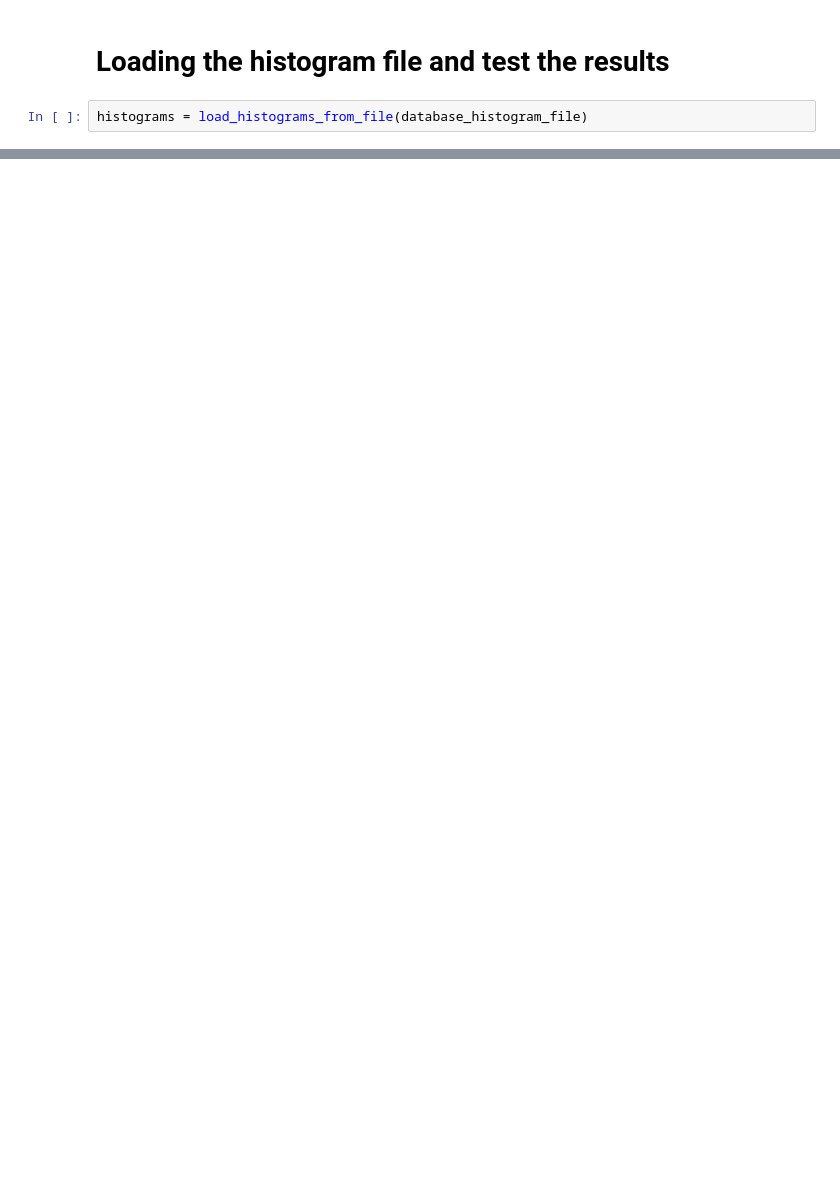
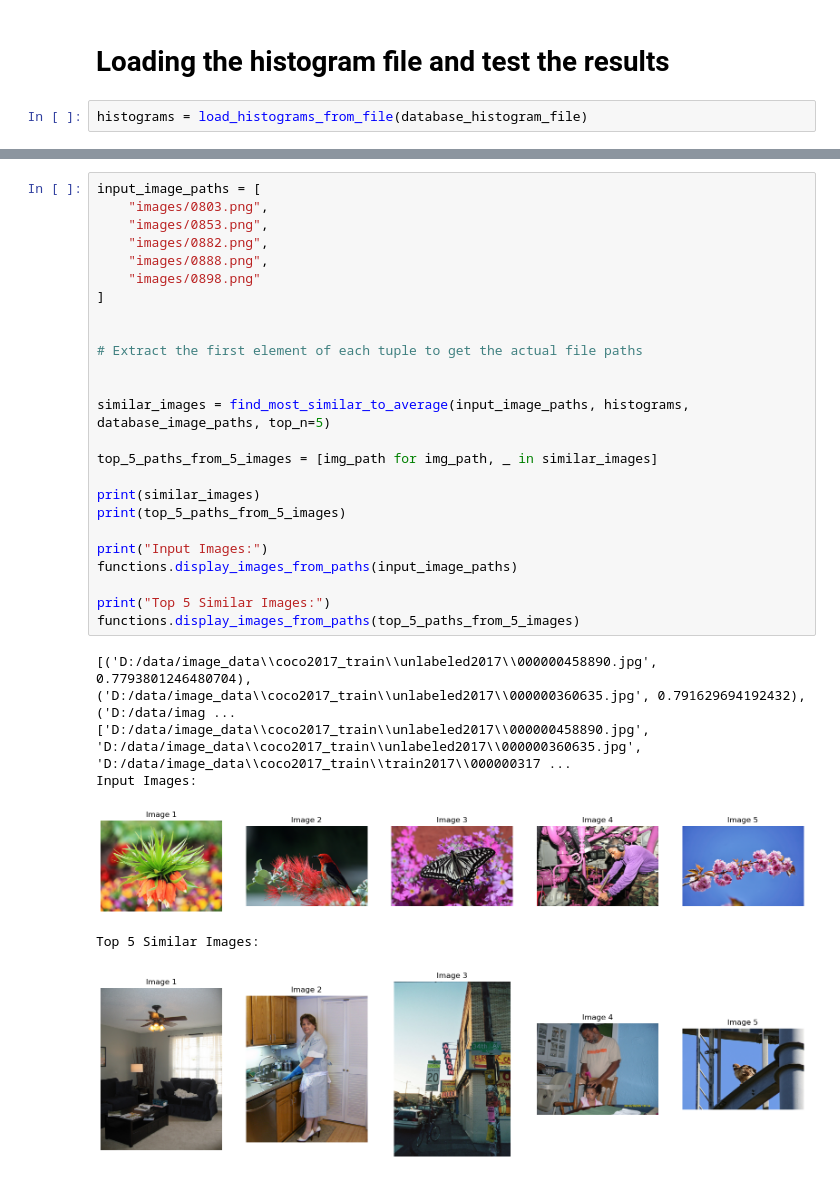
Before and after one commit to lucasthierry17/FindPicture, a Jupyter notebook: histograms_commented.ipynb, the cells around one changed output, grey strips where cells are left out. Drawn from its saved outputs; the diff is of its cells as text; blank space fills up the shorter version.

```diff
--- a/histograms_commented.ipynb
+++ b/histograms_commented.ipynb
@@ -430,0 +453,32 @@ display_images(input_image_path, similar_images)
+# %%
+input_image_paths = [
+    "images/0803.png",
+    "images/0853.png",
+    "images/0882.png",
+    "images/0888.png",
+    "images/0898.png"
+]
+
+
+# Extract the first element of each tuple to get the actual file paths
+
+
+similar_images = find_most_similar_to_average(input_image_paths, histograms, database_image_paths, top_n=5)
+
+top_5_paths_from_5_images = [img_path for img_path, _ in similar_images]
+
+print(similar_images)
+print(top_5_paths_from_5_images)
+
+print("Input Images:")
+functions.display_images_from_paths(input_image_paths)
+
+print("Top 5 Similar Images:")
+functions.display_images_from_paths(top_5_paths_from_5_images)
+# %% [output]
+[('D:/data/image_data\\coco2017_train\\unlabeled2017\\000000458890.jpg', 0.7793801246480704), ('D:/data/image_data\\coco2017_train\\unlabeled2017\\000000360635.jpg', 0.791629694192432), ('D:/data/imag ...
+['D:/data/image_data\\coco2017_train\\unlabeled2017\\000000458890.jpg', 'D:/data/image_data\\coco2017_train\\unlabeled2017\\000000360635.jpg', 'D:/data/image_data\\coco2017_train\\train2017\\000000317 ...
+Input Images:
+[figure, added]
+Top 5 Similar Images:
+[figure, added]
```
Also changed, not shown: parts of 8 cells of this notebook, 2 other files.
